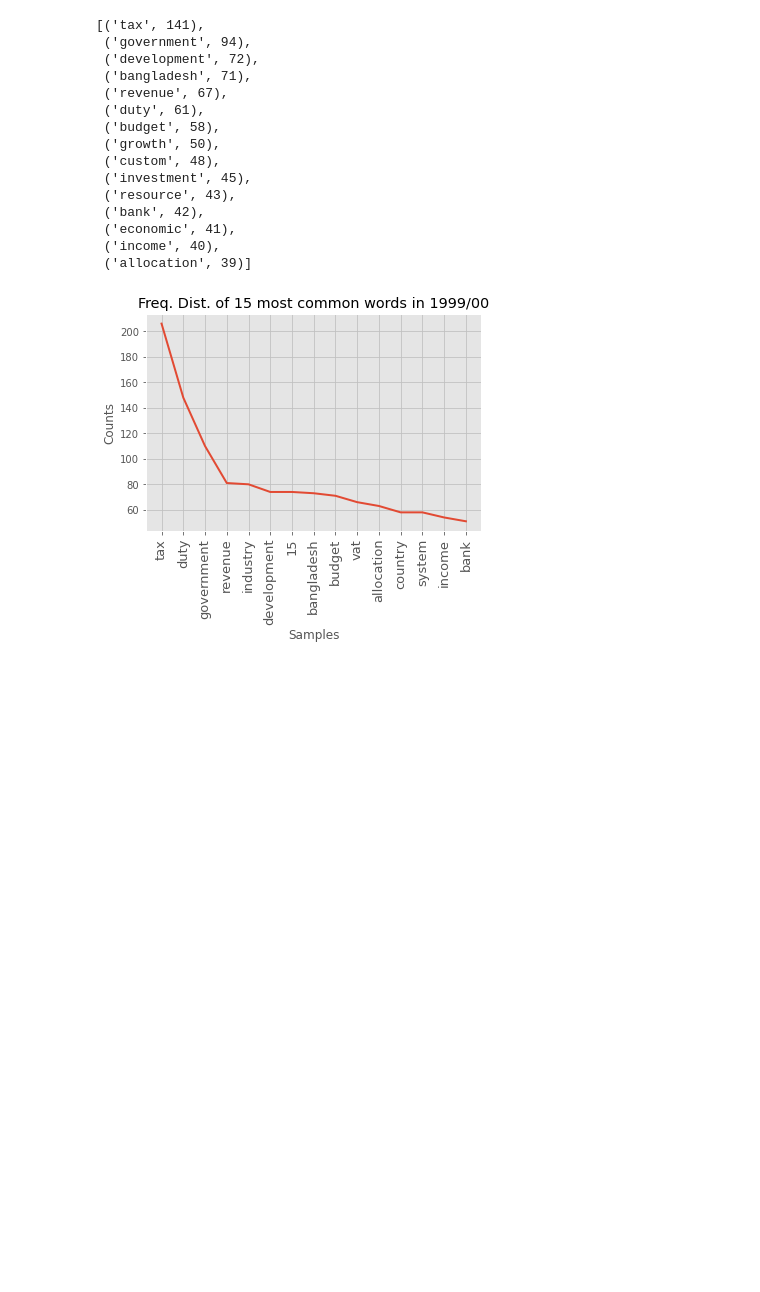
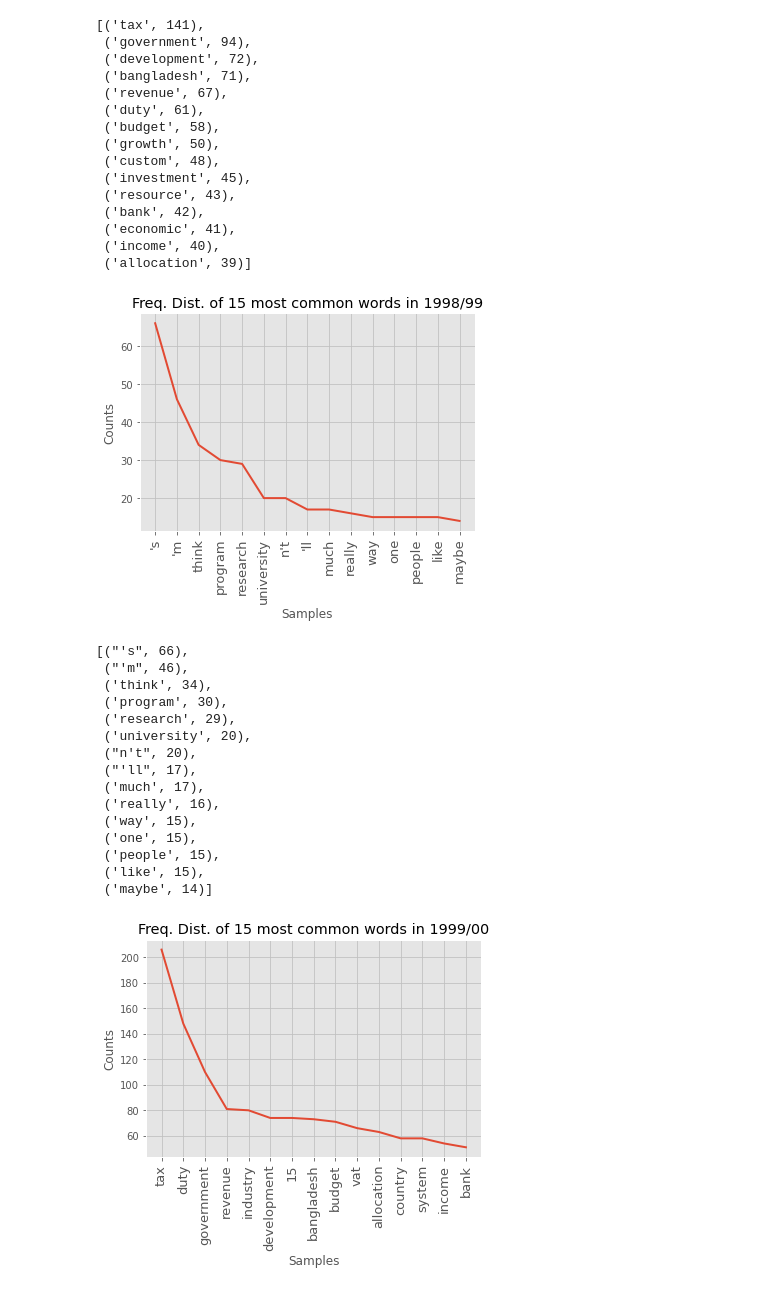
Before and after one commit to muimran/BD_Budget_Speech_Analysis, a Jupyter notebook: Part 1 - BD Budget Speech Analysis Using NLTK.ipynb, the cells around one changed output. Cells and saved outputs as stored; diff of their text form; code cells hidden in the pictures; blank space fills up the shorter version.

```diff
--- a/Part 1 - BD Budget Speech Analysis Using NLTK.ipynb
+++ b/Part 1 - BD Budget Speech Analysis Using NLTK.ipynb
@@ -185,6 +183,35 @@ fltrd_sntnc9798_dist.most_common(15)
  ('economic', 41),
  ('income', 40),
  ('allocation', 39)]
+# %%
+tabledis_corpus = budget_corpus.raw('table_dis.txt')
+tabledis_corpus_low = tabledis_corpus.lower()
+tabledis_tokens = word_tokenize(tabledis_corpus_low)
+fltrd_tabledis = [word for word in tabledis_tokens if not word in stop_words]
+fltrd_tabledis_dist= FreqDist(fltrd_tabledis)
+lemmatizer_fltrd_tabledis = WordNetLemmatizer()
+lem_fltrd_tabledis = [lemmatizer_fltrd_tabledis.lemmatize(word) for word in fltrd_tabledis]
+tabledis_dist= FreqDist(lem_fltrd_tabledis)
+plt.xticks(fontsize=13)
+tabledis_dist.plot(15,title='Freq. Dist. of 15 most common words in 1998/99')
+tabledis_dist.most_common(15)
+# %% [output]
+[figure, added]
+[("'s", 66),
+ ("'m", 46),
+ ('think', 34),
+ ('program', 30),
+ ('research', 29),
+ ('university', 20),
+ ("n't", 20),
+ ("'ll", 17),
+ ('much', 17),
+ ('really', 16),
+ ('way', 15),
+ ('one', 15),
+ ('people', 15),
+ ('like', 15),
+ ('maybe', 14)]
 # %%
 budget_corpus9900 = budget_corpus.raw('speech_1999_00.txt')
 budget_corpus9900_low = budget_corpus9900.lower()
```
Also changed, not shown: parts of 9 cells of this notebook.
